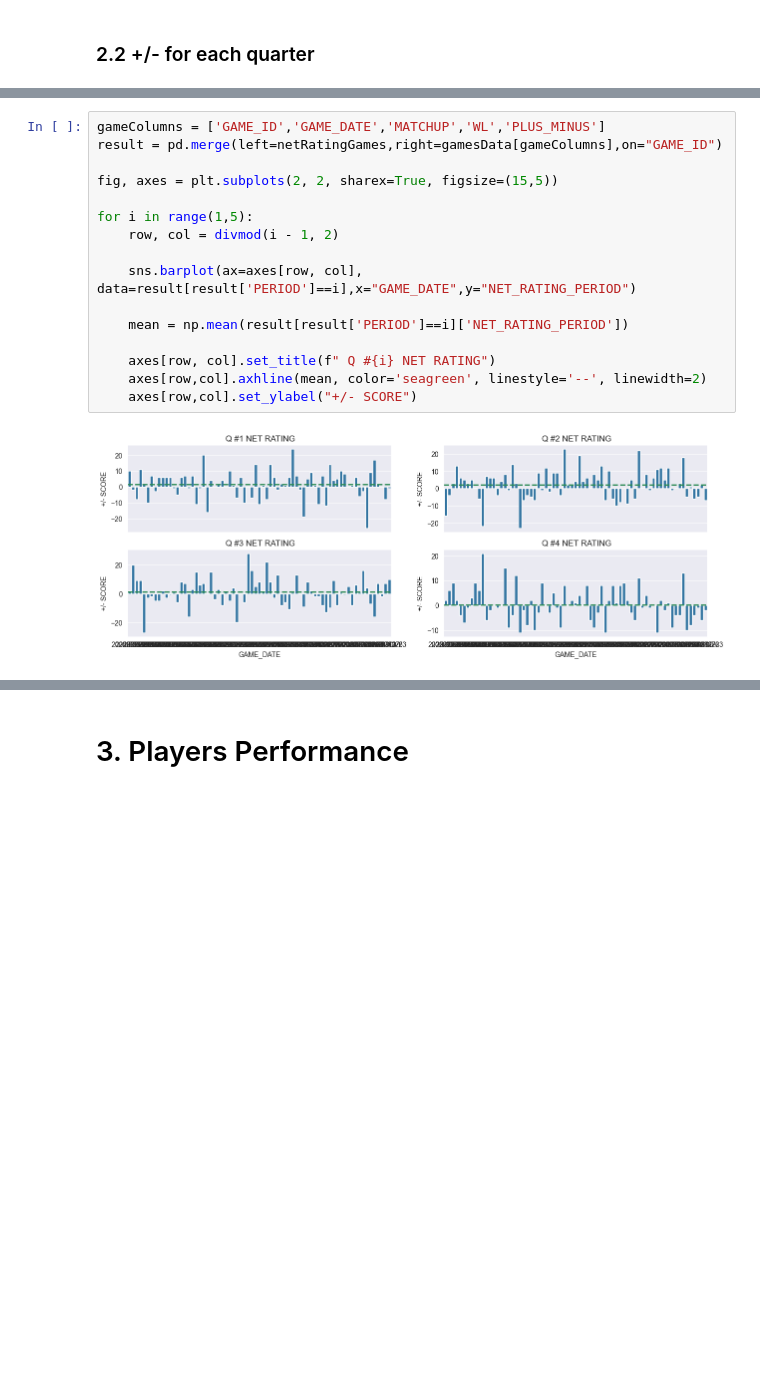
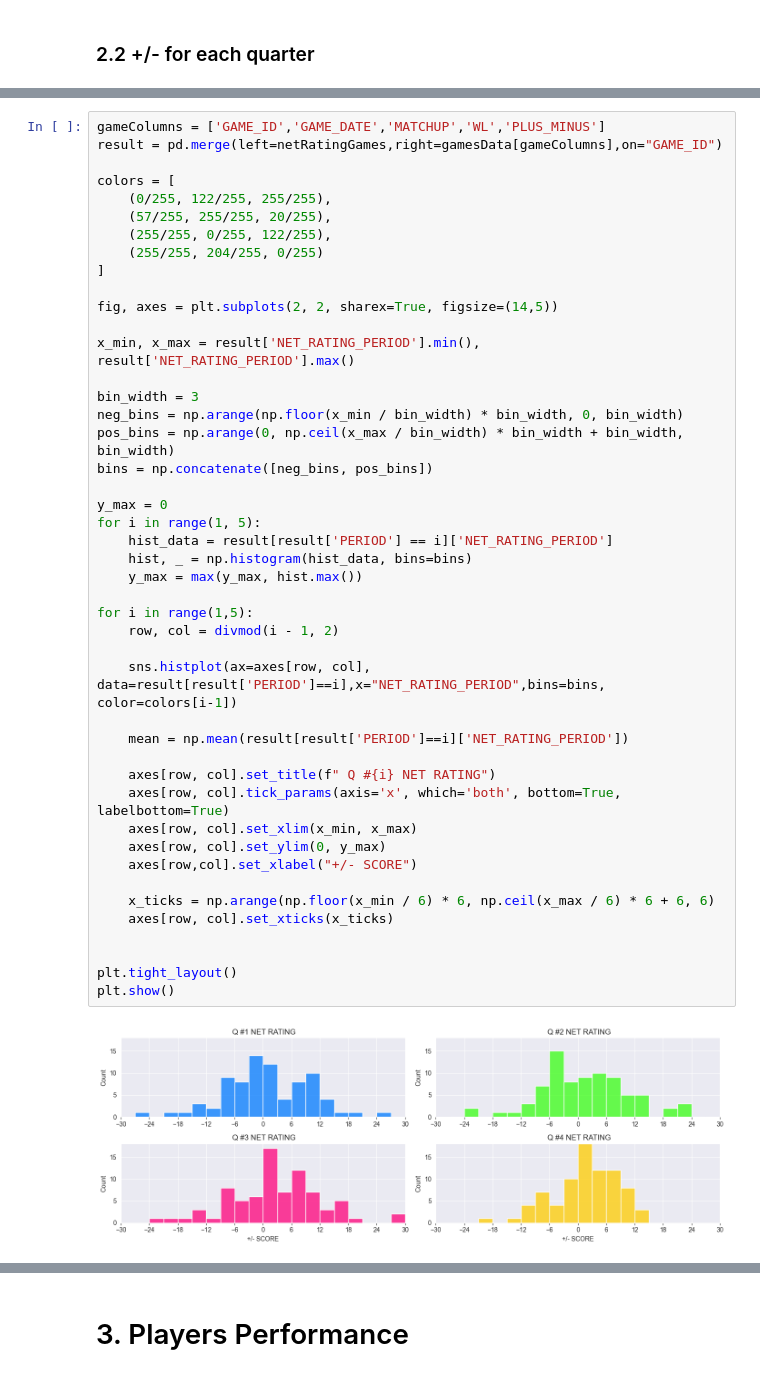
Before and after one commit to Denchikkkk/LAClippers_2025_Performance, a Jupyter notebook: analysis/ClippersPerformance.ipynb, the cells around one changed output, grey strips where cells are left out. Saved outputs shown, nothing was run; the diff lists cells and outputs as text; blank space fills up the shorter version.

```diff
--- a/analysis/ClippersPerformance.ipynb
+++ b/analysis/ClippersPerformance.ipynb
@@ -153,19 +173,48 @@ for i in range(1,5): calculateNetRating(i,plays)
 # %%
 gameColumns = ['GAME_ID','GAME_DATE','MATCHUP','WL','PLUS_MINUS']
 result = pd.merge(left=netRatingGames,right=gamesData[gameColumns],on="GAME_ID")
 
-fig, axes = plt.subplots(2, 2, sharex=True, figsize=(15,5))
+colors = [
+    (0/255, 122/255, 255/255),
+    (57/255, 255/255, 20/255),
+    (255/255, 0/255, 122/255),
+    (255/255, 204/255, 0/255)
+]
+
+fig, axes = plt.subplots(2, 2, sharex=True, figsize=(14,5))
+
+x_min, x_max = result['NET_RATING_PERIOD'].min(), result['NET_RATING_PERIOD'].max()
+
+bin_width = 3
+neg_bins = np.arange(np.floor(x_min / bin_width) * bin_width, 0, bin_width)
+pos_bins = np.arange(0, np.ceil(x_max / bin_width) * bin_width + bin_width, bin_width)
+bins = np.concatenate([neg_bins, pos_bins])
+
+y_max = 0
+for i in range(1, 5):
+    hist_data = result[result['PERIOD'] == i]['NET_RATING_PERIOD']
+    hist, _ = np.histogram(hist_data, bins=bins)
+    y_max = max(y_max, hist.max())
 
 for i in range(1,5):
     row, col = divmod(i - 1, 2)
 
-    sns.barplot(ax=axes[row, col], data=result[result['PERIOD']==i],x="GAME_DATE",y="NET_RATING_PERIOD")
+    sns.histplot(ax=axes[row, col], data=result[result['PERIOD']==i],x="NET_RATING_PERIOD",bins=bins, color=colors[i-1])
 
     mean = np.mean(result[result['PERIOD']==i]['NET_RATING_PERIOD'])
 
     axes[row, col].set_title(f" Q #{i} NET RATING")
-    axes[row,col].axhline(mean, color='seagreen', linestyle='--', linewidth=2)
-    axes[row,col].set_ylabel("+/- SCORE")
+    axes[row, col].tick_params(axis='x', which='both', bottom=True, labelbottom=True)
+    axes[row, col].set_xlim(x_min, x_max)
+    axes[row, col].set_ylim(0, y_max)
+    axes[row,col].set_xlabel("+/- SCORE")
+
+    x_ticks = np.arange(np.floor(x_min / 6) * 6, np.ceil(x_max / 6) * 6 + 6, 6)
+    axes[row, col].set_xticks(x_ticks)
+
+
+plt.tight_layout()
+plt.show()
 # %% [output]
-[figure, old version]
+[figure, new version]
 # %%
```
Also changed, not shown: parts of 9 cells of this notebook.
